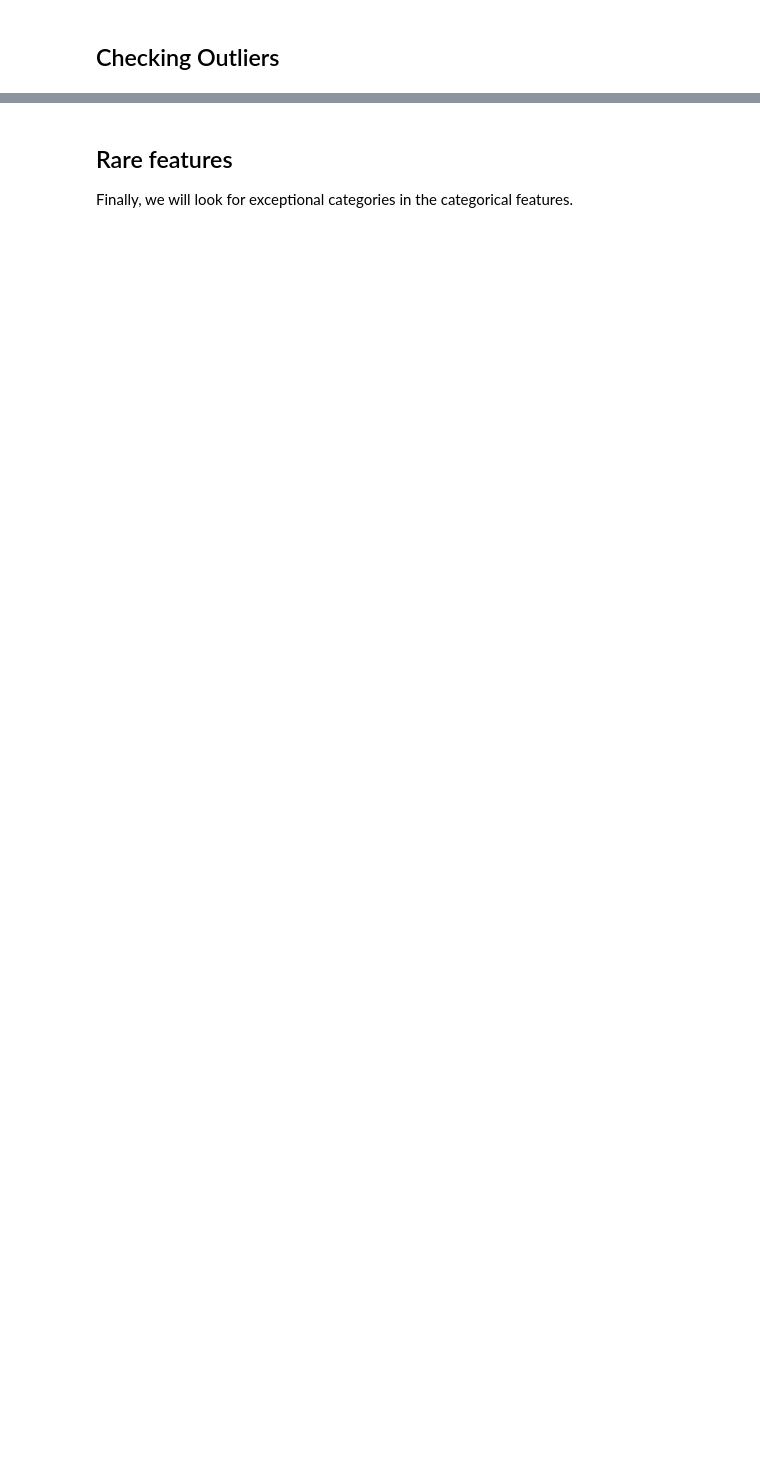
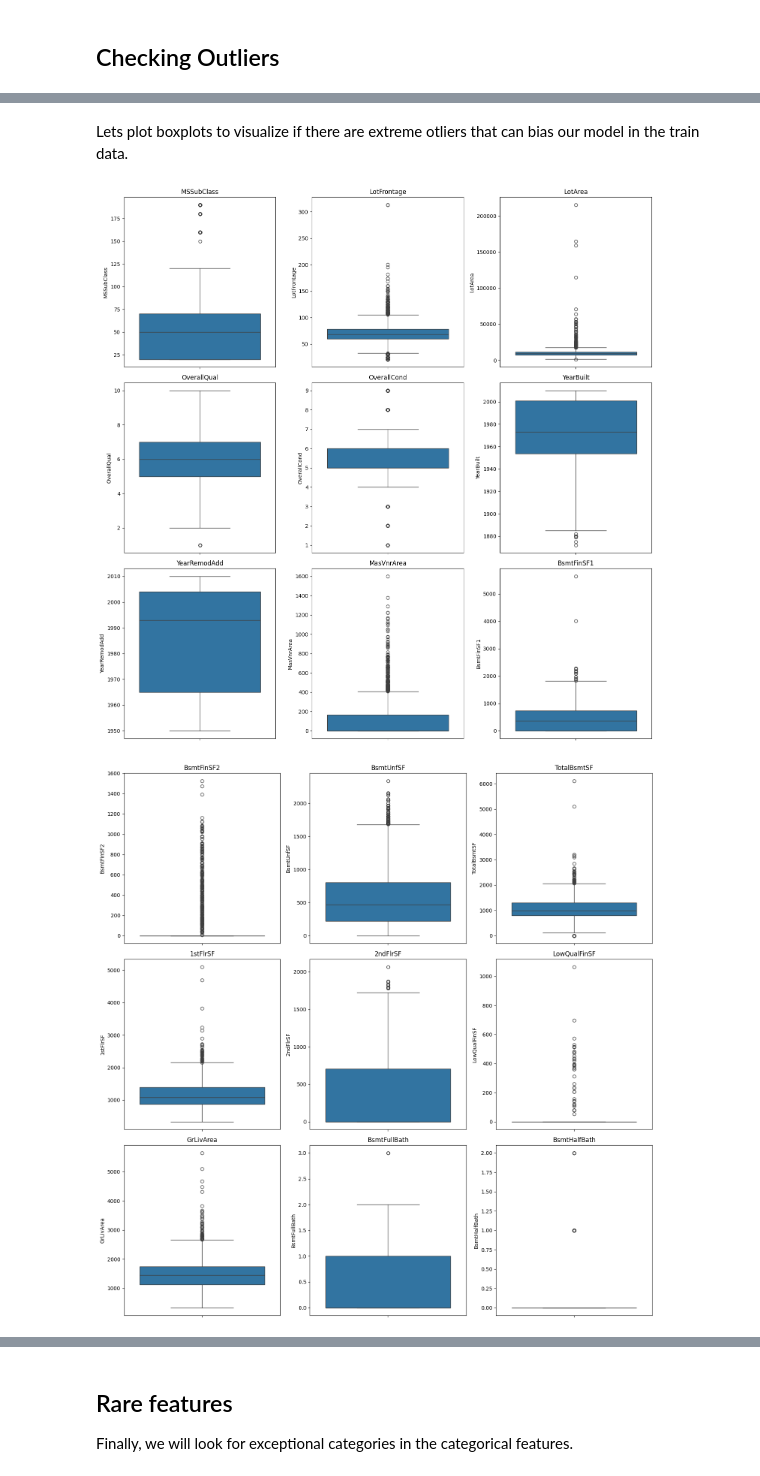
Before and after one commit to Jsrodrigue/House-Prices---Advanced-Regression-Techniques, a Jupyter notebook: notebooks/house_prices_preprocessing.ipynb, the cells around one changed output, grey strips where cells are left out. Drawn from its saved outputs; the diff is of its cells as text; code cells hidden in the pictures; blank space fills up the shorter version.

```diff
--- a/notebooks/house_prices_preprocessing.ipynb
+++ b/notebooks/house_prices_preprocessing.ipynb
@@ -27,8 +27,8 @@ path_train = "train_raw.csv"
 df_test = pd.read_csv(path_test)
 df_train = pd.read_csv(path_train)
 
-#Number of data in train df
-n_train = df_train.shape[0]
+#Number of data in test df
+n_test = df_test.shape[0]
 
 # Save target y_train
 y_train = df_train['SalePrice'].copy()
@@ -36,8 +36,8 @@ y_train = df_train['SalePrice'].copy()
 # Delete SalePrice
 df_train.drop('SalePrice', axis=1, inplace=True)
 
-# Concat
-df_concat = pd.concat([df_train, df_test], ignore_index=True)
+# Concat in orderd test, train
+df_concat = pd.concat([df_test, df_train], ignore_index=True)
 # %%
 # See the size of the dataFrames
 print('Train shape:', df_train.shape)
@@ -417,0 +241,7 @@ plot_boxplots(df_train_out)
+# %% [markdown]
+Lets plot boxplots to visualize if there are extreme otliers that can bias our model in the train data.
+# %%
+hp.plot_boxplots(df_concat)
+# %% [output]
+[figure, added]
+[figure, added]
```
Also changed, not shown: parts of 37 cells of this notebook, 4 other files.
